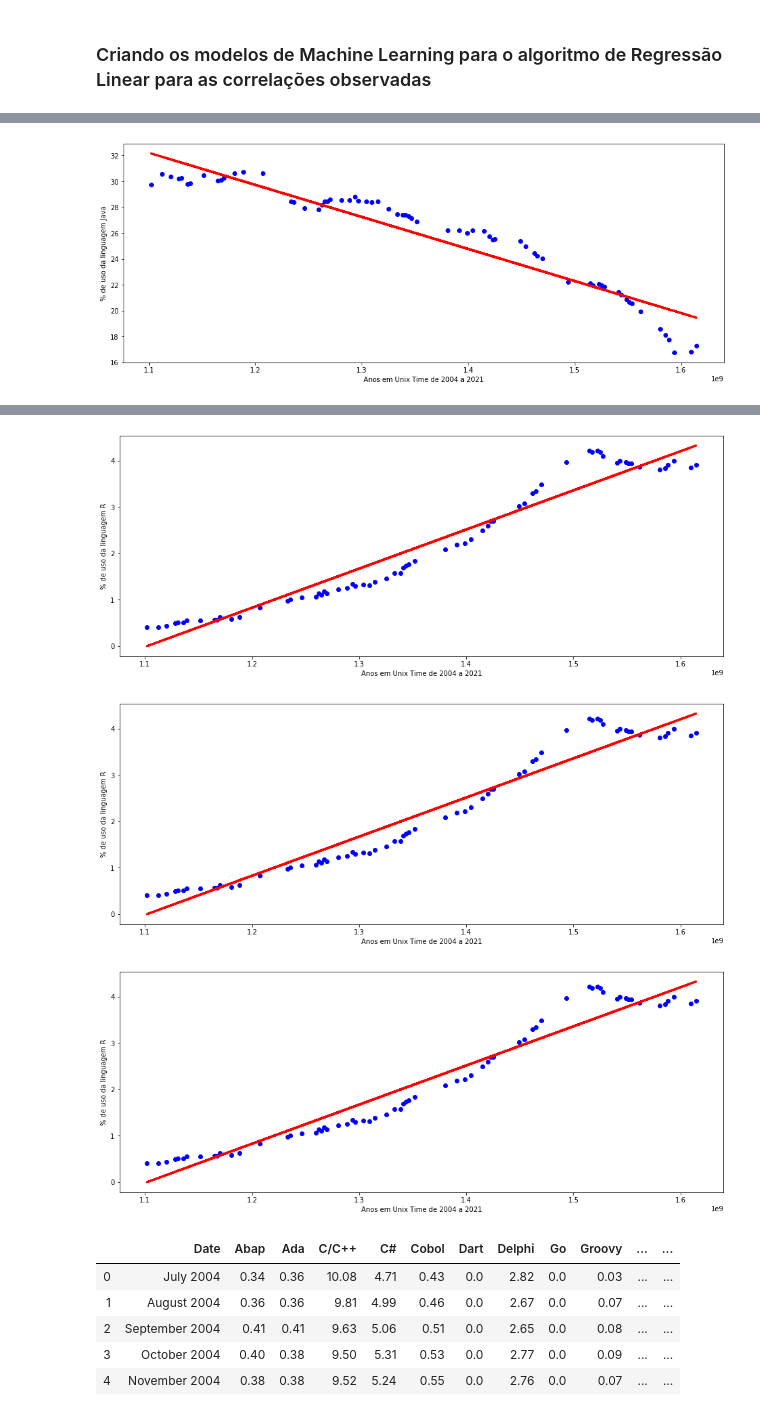
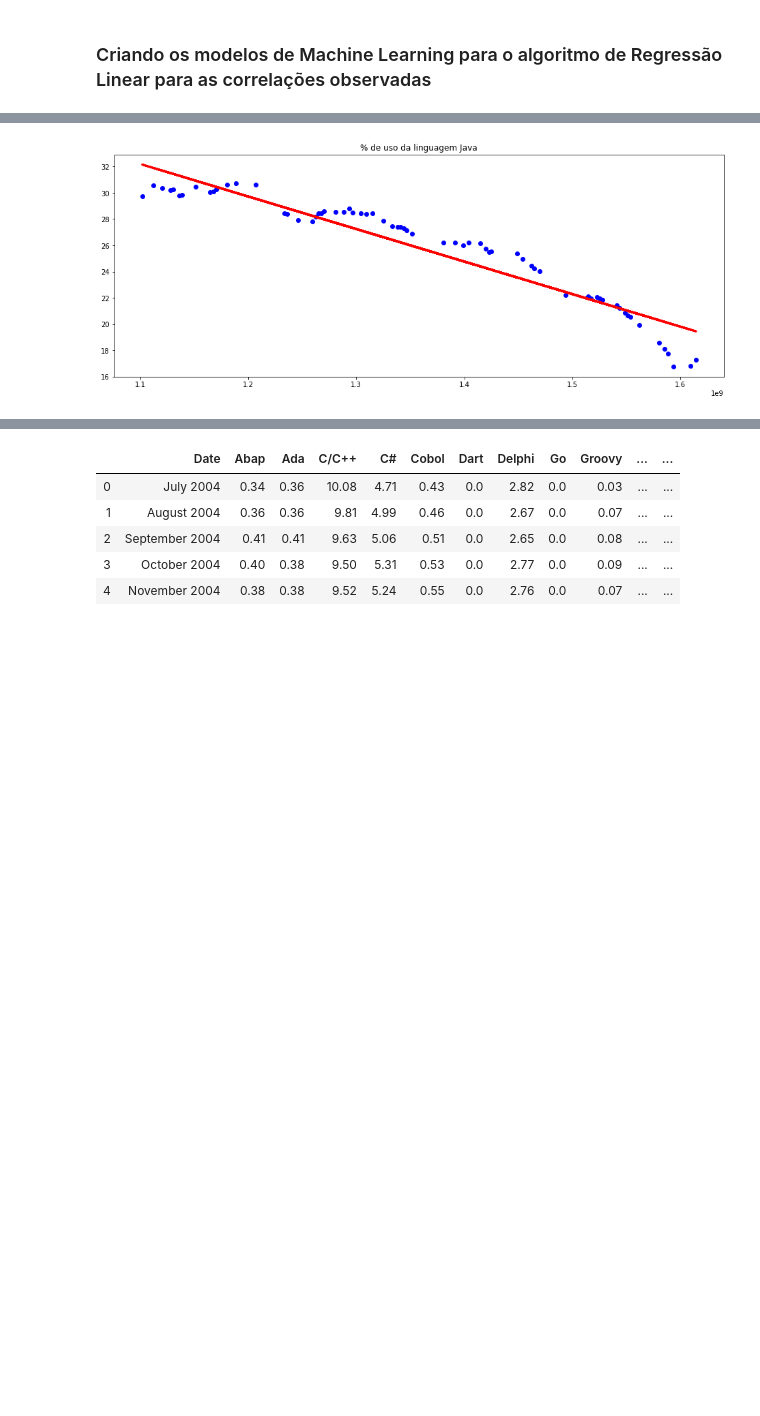
Before and after one commit to vhnegrisoli/tcc-pos-graduacao-puc, a Jupyter notebook: Conteúdo Prático - TCC.ipynb, the cells around one changed output, grey strips where cells are left out. Saved outputs shown, nothing was run; the diff lists cells and outputs as text; code cells hidden in the pictures; blank space fills up the shorter version.

Commit message:
Adiciona análise regressão dataset tratado StackOverflow

```diff
--- a/Conteúdo Prático - TCC.ipynb
+++ b/Conteúdo Prático - TCC.ipynb
@@ -372,8 +372,7 @@ def prever_regressao_linguagem(linguagem_1, linguagem_2):
 
     plt.gcf().set_size_inches(16, 6)
 
-    plt.ylabel('Regressão linear entre % de uso das linguagens {} e {}.'.format(linguagem_1, linguagem_2))
-    plt.xlabel('Anos em Unix Time de 2004 a 2021')
+    plt.title('Regressão linear entre % de uso das linguagens {} e {}.'.format(linguagem_1, linguagem_2))
 
     plt.show()
 # %%
@@ -394,27 +393,33 @@ for target in targets:
 # %%
 def prever_regressao_linguagem(linguagem):
     df_linguagem = dados_tratados[dados_tratados['Language'] == linguagem]
 
     X = df_linguagem.UnixTime.values.reshape(-1, 1)
     y = df_linguagem.Value.values.reshape(-1, 1)
 
     X_train, X_test, y_train, y_test = train_test_split(X, y, test_size=0.33, random_state=42)
 
     reg = linear_model.LinearRegression()
     reg.fit(X_train, y_train)
     y_pred = reg.predict(X_test)
 
     plt.scatter(X_test, y_test,  color='blue')
     plt.plot(X_test, y_pred, color='red', linewidth=3)
 
     plt.gcf().set_size_inches(16, 6)
 
-    plt.ylabel('% de uso da linguagem {}'.format(linguagem))
-    plt.xlabel('Anos em Unix Time de 2004 a 2021')
+    plt.title('% de uso da linguagem {}'.format(linguagem))
 
     plt.show()
 
-for target in targets:
-    prever_regressao_linguagem(target['linguagem_1'])
+
+prever_regressao_linguagem('Java')
+prever_regressao_linguagem('JavaScript')
+prever_regressao_linguagem('Python')
+prever_regressao_linguagem('TypeScript')
+prever_regressao_linguagem('C/C++')
+prever_regressao_linguagem('C#')
+prever_regressao_linguagem('PHP')
+prever_regressao_linguagem('R')
 # %% [output]
-[figure, old version]
+[figure, new version]
@@ -428,6 +433,3 @@ for target in targets:
-[figure, removed]
-[figure, removed]
-[figure, removed]
 # %%
 dados = df
 dados.head()
```
Also changed, not shown: parts of 19 cells of this notebook.
